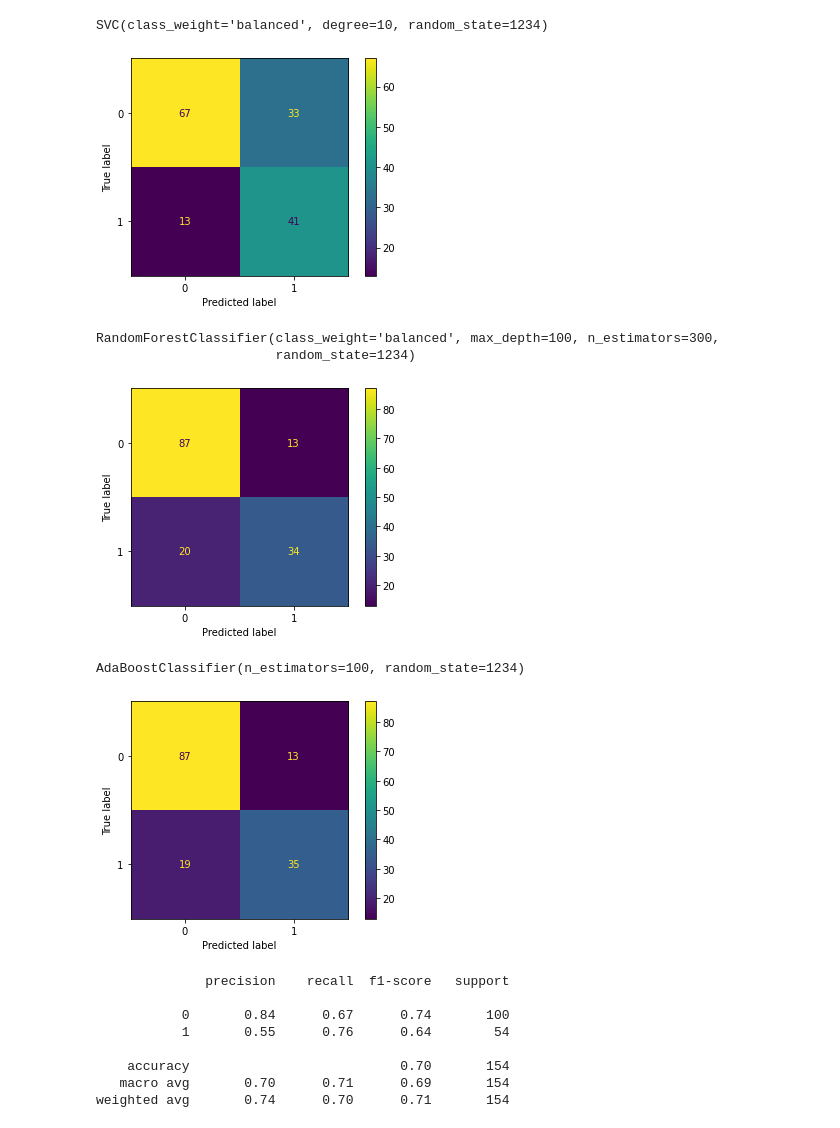
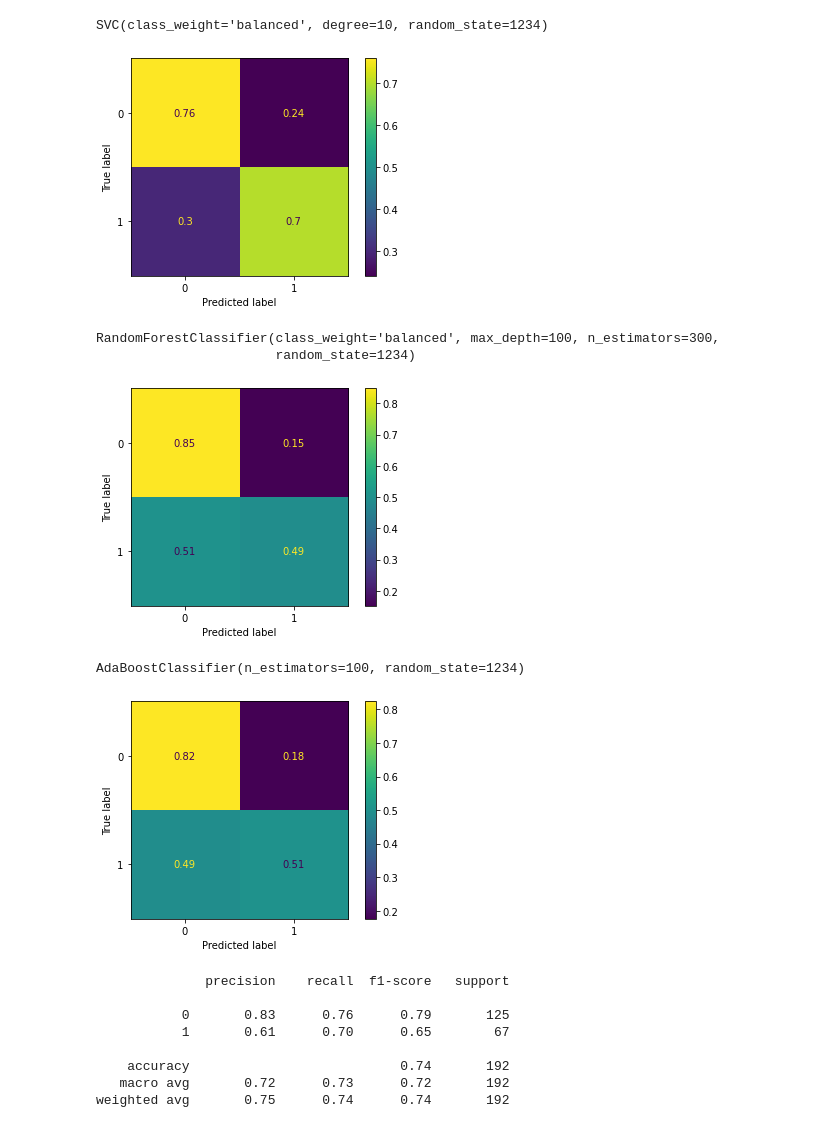
Before and after one commit to giovannidispoto/machine-and-deep-learning-playground, a Jupyter notebook: Diabetes.ipynb, the cells around one changed output. Cells and saved outputs as stored; diff of their text form; code cells hidden in the pictures.

```diff
--- a/Diabetes.ipynb
+++ b/Diabetes.ipynb
@@ -189,0 +266,18 @@ p=sns.heatmap(train_features.corr(), annot=True,cmap ='RdYlGn')  # seaborn has v
+# %%
+#   iii. recursive feature elimination
+from sklearn.svm import SVC
+from sklearn.model_selection import StratifiedKFold
+from sklearn.feature_selection import RFECV
+from sklearn.datasets import make_classification
+
+svc = SVC(kernel="linear")
+min_features_to_select = 1
+
+rfecv = RFECV(estimator=svc, step=1, cv=StratifiedKFold(3),
+              scoring='balanced_accuracy',
+              min_features_to_select=min_features_to_select)
+
+rfecv.fit(train_features, train_outcome)
+train_features = train_features.iloc[:, rfecv.support_]
+test_features = test_features.drop(columns = list(set(test_features.columns) - set(train_features.columns)))
+print("Survived: ", list(train_features.columns))
@@ -207,53 +303,53 @@ svclassifier = SVC(C=1.0,
               decision_function_shape='ovr',
               break_ties=False,
               random_state=1234)
-svclassifier.fit(train_features.drop(columns=['SkinThickness', 'Insulin']),train_outcome)
+svclassifier.fit(train_features,train_outcome)
 # %% [output]
 SVC(class_weight='balanced', degree=10, random_state=1234)
 # %%
 from sklearn.metrics import plot_confusion_matrix
-plot_confusion_matrix(svclassifier, test_features.drop(columns=['SkinThickness', 'Insulin']) , test_outcome)
+plot_confusion_matrix(svclassifier, test_features, test_outcome, normalize='true')
 plt.show()
 # %% [output]
-[figure, old version]
+[figure, new version]
 # %%
 from sklearn.ensemble import RandomForestClassifier
 
 randomForest = RandomForestClassifier(random_state=1234, class_weight='balanced', max_depth=100, n_estimators=300)
-randomForest.fit(train_features.drop(columns=['SkinThickness', 'Insulin']), train_outcome)
+randomForest.fit(train_features, train_outcome)
 # %% [output]
 RandomForestClassifier(class_weight='balanced', max_depth=100, n_estimators=300,
                        random_state=1234)
 # %%
 from sklearn.metrics import plot_confusion_matrix
-plot_confusion_matrix(randomForest, test_features.drop(columns=['SkinThickness', 'Insulin']), test_outcome)
+plot_confusion_matrix(randomForest, test_features, test_outcome, normalize='true')
 plt.show()
 # %% [output]
-[figure, old version]
+[figure, new version]
 # %%
 from sklearn.ensemble import AdaBoostClassifier
 
 ada = AdaBoostClassifier(random_state=1234, n_estimators=100)
-ada.fit(train_features.drop(columns=['SkinThickness', 'Insulin']), train_outcome)
+ada.fit(train_features, train_outcome)
 # %% [output]
 AdaBoostClassifier(n_estimators=100, random_state=1234)
 # %%
 from sklearn.metrics import plot_confusion_matrix
-plot_confusion_matrix(ada, test_features.drop(columns=['SkinThickness', 'Insulin']), test_outcome)
+plot_confusion_matrix(ada, test_features, test_outcome, normalize='true')
 plt.show()
 # %% [output]
-[figure, old version]
+[figure, new version]
 # %%
 from sklearn.metrics import classification_report
-print(classification_report(test_outcome, svclassifier.predict(test_features.drop(columns=['SkinThickness', 'Insulin']))))
+print(classification_report(test_outcome, svclassifier.predict(test_features)))
 # %% [output]
               precision    recall  f1-score   support
 
-           0       0.84      0.67      0.74       100
-           1       0.55      0.76      0.64        54
+           0       0.83      0.76      0.79       125
+           1       0.61      0.70      0.65        67
 
-    accuracy                           0.70       154
-   macro avg       0.70      0.71      0.69       154
-weighted avg       0.74      0.70      0.71       154
+    accuracy                           0.74       192
+   macro avg       0.72      0.73      0.72       192
+weighted avg       0.75      0.74      0.74       192
 # %%
 from sklearn.metrics import classification_report
```
Also changed, not shown: parts of 20 cells of this notebook.
